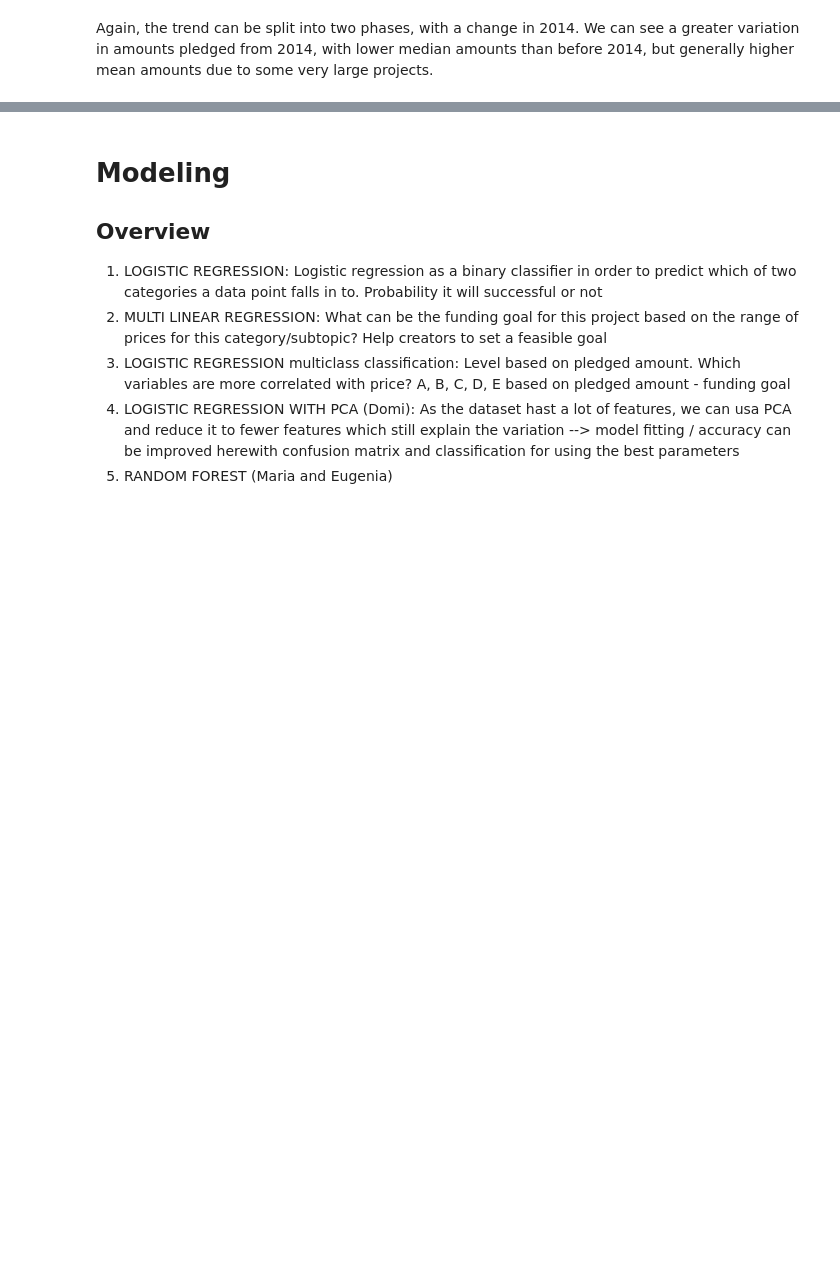
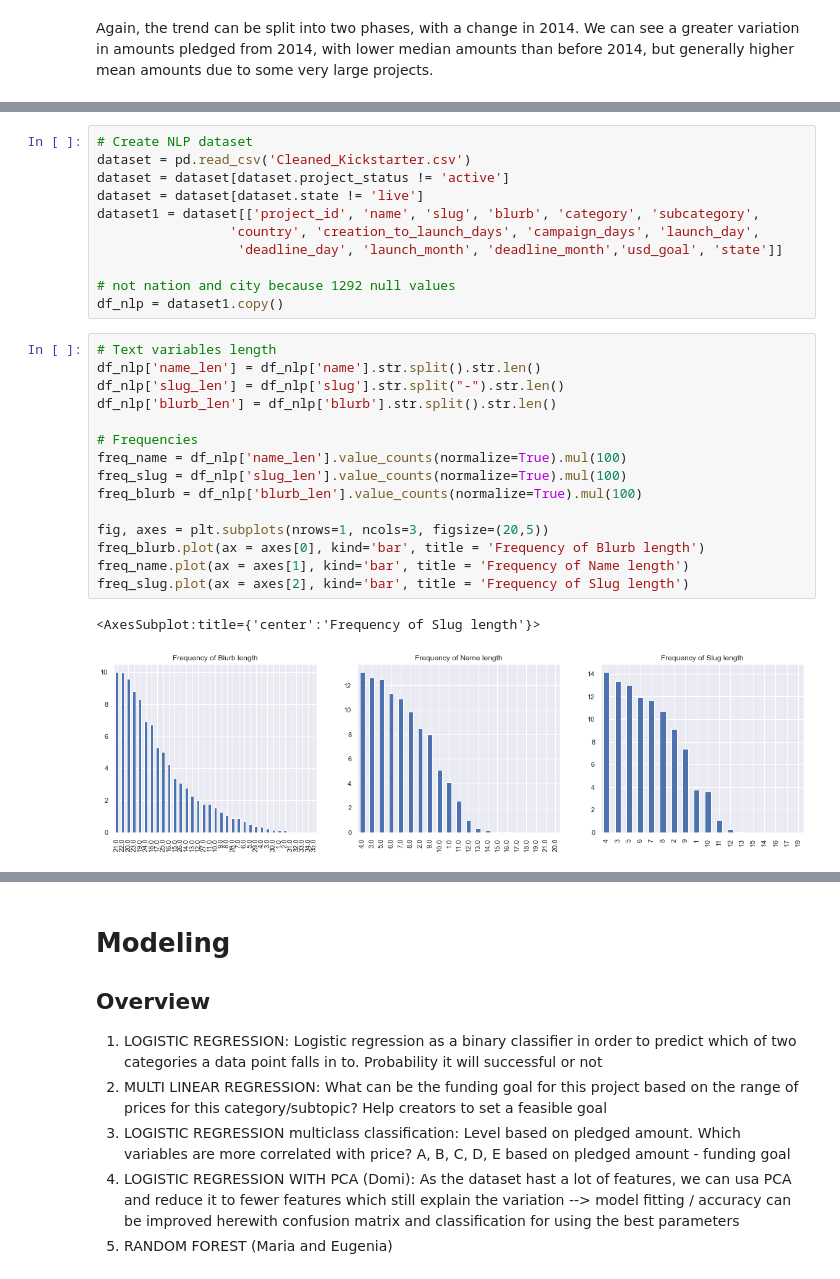
Before and after one commit to domitrut/ML_GROUP6, a Jupyter notebook: Group_6_ML.ipynb, the cells around one changed output, grey strips where cells are left out. Saved outputs shown, nothing was run; the diff lists cells and outputs as text; blank space fills up the shorter version.

```diff
--- a/Group_6_ML.ipynb
+++ b/Group_6_ML.ipynb
@@ -608,0 +659,29 @@ Again, the trend can be split into two phases, with a change in 2014. We can see
+# %%
+# Create NLP dataset
+dataset = pd.read_csv('Cleaned_Kickstarter.csv')
+dataset = dataset[dataset.project_status != 'active']
+dataset = dataset[dataset.state != 'live']
+dataset1 = dataset[['project_id', 'name', 'slug', 'blurb', 'category', 'subcategory',
+                 'country', 'creation_to_launch_days', 'campaign_days', 'launch_day',
+                  'deadline_day', 'launch_month', 'deadline_month','usd_goal', 'state']]
+
+# not nation and city because 1292 null values
+df_nlp = dataset1.copy()
+# %%
+# Text variables length
+df_nlp['name_len'] = df_nlp['name'].str.split().str.len()
+df_nlp['slug_len'] = df_nlp['slug'].str.split("-").str.len()
+df_nlp['blurb_len'] = df_nlp['blurb'].str.split().str.len()
+
+# Frequencies
+freq_name = df_nlp['name_len'].value_counts(normalize=True).mul(100)
+freq_slug = df_nlp['slug_len'].value_counts(normalize=True).mul(100)
+freq_blurb = df_nlp['blurb_len'].value_counts(normalize=True).mul(100)
+
+fig, axes = plt.subplots(nrows=1, ncols=3, figsize=(20,5))
+freq_blurb.plot(ax = axes[0], kind='bar', title = 'Frequency of Blurb length')
+freq_name.plot(ax = axes[1], kind='bar', title = 'Frequency of Name length')
+freq_slug.plot(ax = axes[2], kind='bar', title = 'Frequency of Slug length')
+# %% [output]
+<AxesSubplot:title={'center':'Frequency of Slug length'}>
+[figure, added]
```
Also changed, not shown: parts of 54 cells of this notebook.
